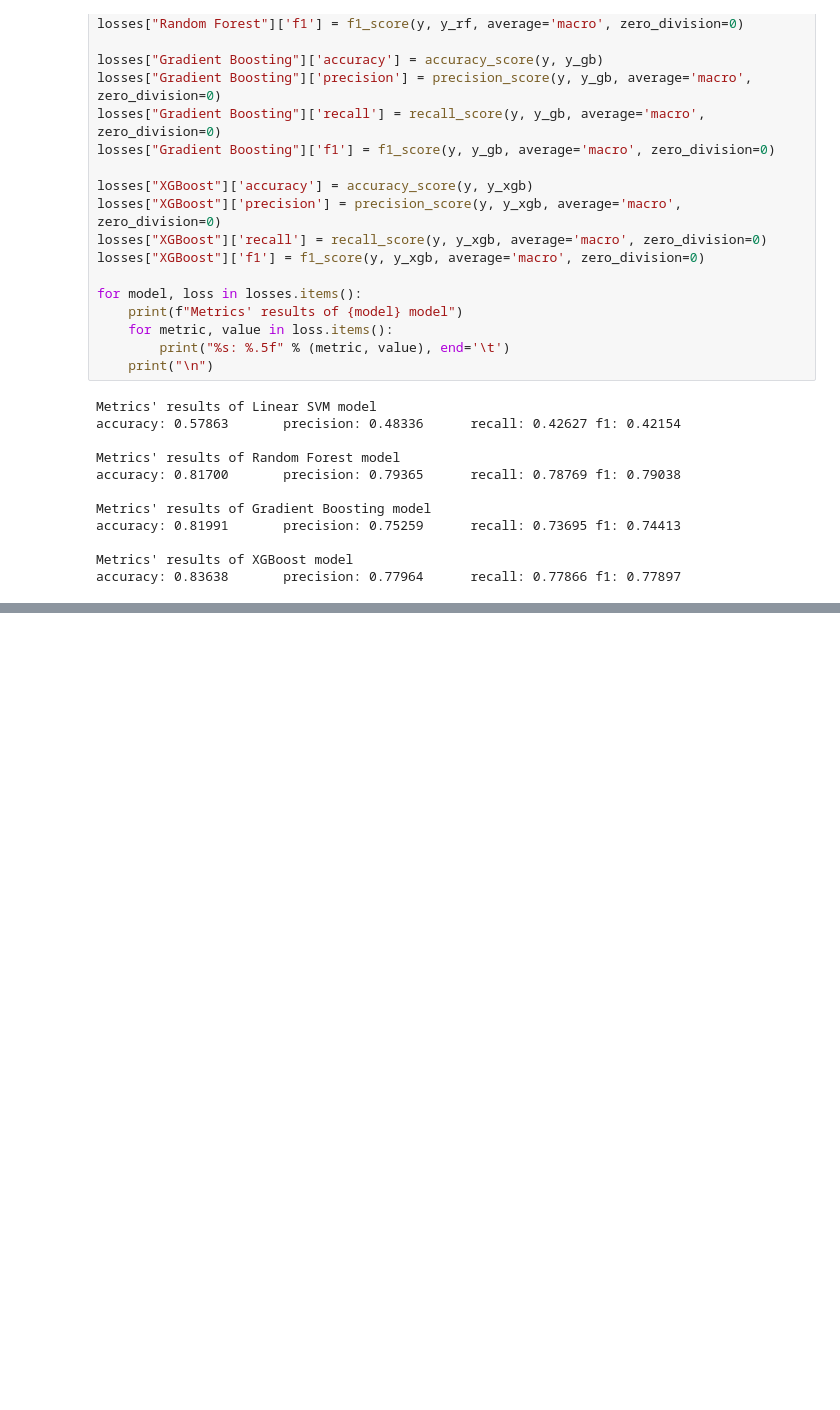
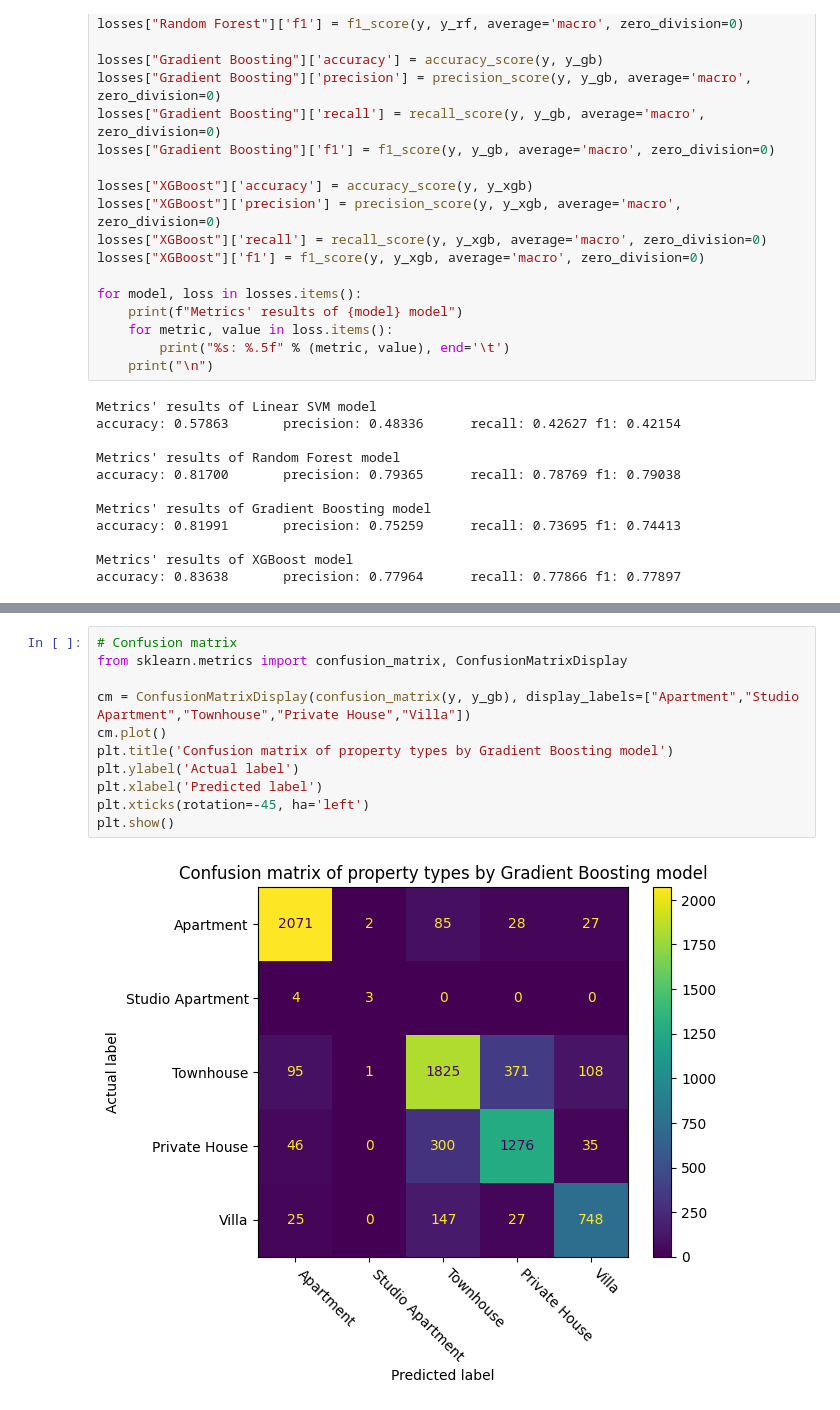
Before and after one commit to bachthetrollface/DataScienceProject, a Jupyter notebook: notebooks/testing.ipynb, the cells around one changed output, grey strips where cells are left out. Cells and saved outputs as stored; diff of their text form; blank space fills up the shorter version.

```diff
--- a/notebooks/testing.ipynb
+++ b/notebooks/testing.ipynb
@@ -259,0 +299,13 @@ accuracy: 0.83638       precision: 0.77964      recall: 0.77866 f1: 0.77897
+# %%
+# Confusion matrix
+from sklearn.metrics import confusion_matrix, ConfusionMatrixDisplay
+
+cm = ConfusionMatrixDisplay(confusion_matrix(y, y_gb), display_labels=["Apartment","Studio Apartment","Townhouse","Private House","Villa"])
+cm.plot()
+plt.title('Confusion matrix of property types by Gradient Boosting model')
+plt.ylabel('Actual label')
+plt.xlabel('Predicted label')
+plt.xticks(rotation=-45, ha='left')
+plt.show()
+# %% [output]
+[figure, added]
```
Also changed, not shown: parts of 8 cells of this notebook, 1 other file.
